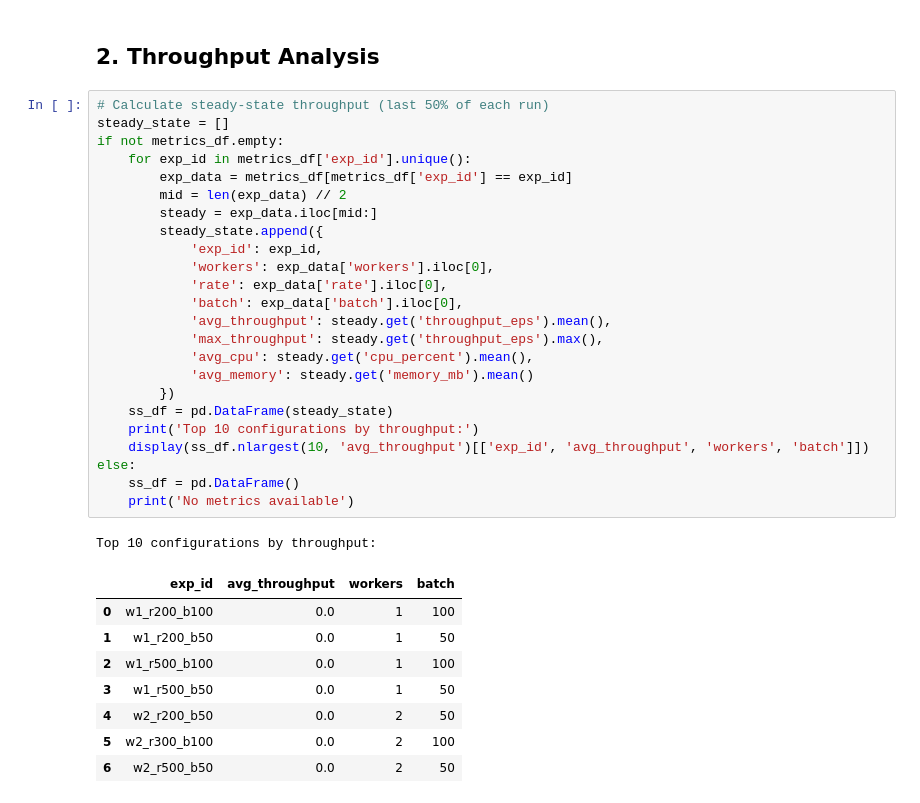
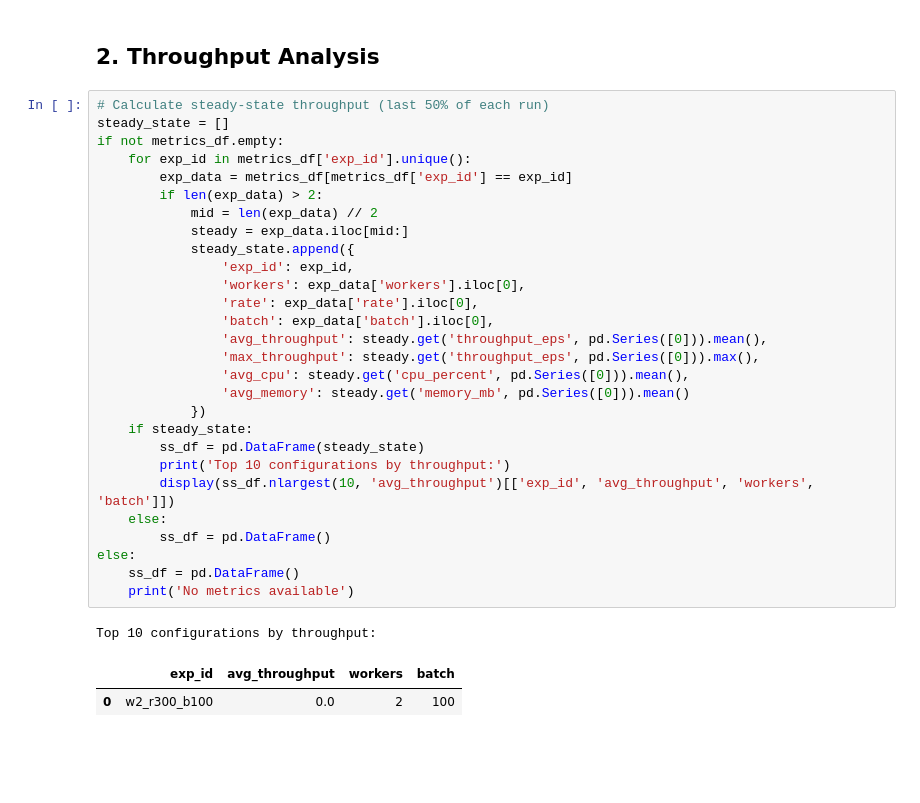
Before and after one commit to UsamaSani/SIEM_Lite, a Jupyter notebook: notebooks/analysis.ipynb, the cells around one changed output. Saved outputs shown, nothing was run; the diff lists cells and outputs as text; blank space fills up the shorter version.

```diff
--- a/notebooks/analysis.ipynb
+++ b/notebooks/analysis.ipynb
@@ -74,35 +83,33 @@ Found 7 experiment results
 # %%
 # Calculate steady-state throughput (last 50% of each run)
 steady_state = []
 if not metrics_df.empty:
     for exp_id in metrics_df['exp_id'].unique():
         exp_data = metrics_df[metrics_df['exp_id'] == exp_id]
-        mid = len(exp_data) // 2
-        steady = exp_data.iloc[mid:]
-        steady_state.append({
-            'exp_id': exp_id,
-            'workers': exp_data['workers'].iloc[0],
-            'rate': exp_data['rate'].iloc[0],
-            'batch': exp_data['batch'].iloc[0],
-            'avg_throughput': steady.get('throughput_eps').mean(),
-            'max_throughput': steady.get('throughput_eps').max(),
-            'avg_cpu': steady.get('cpu_percent').mean(),
-            'avg_memory': steady.get('memory_mb').mean()
-        })
-    ss_df = pd.DataFrame(steady_state)
-    print('Top 10 configurations by throughput:')
-    display(ss_df.nlargest(10, 'avg_throughput')[['exp_id', 'avg_throughput', 'workers', 'batch']])
+        if len(exp_data) > 2:
+            mid = len(exp_data) // 2
+            steady = exp_data.iloc[mid:]
+            steady_state.append({
+                'exp_id': exp_id,
+                'workers': exp_data['workers'].iloc[0],
+                'rate': exp_data['rate'].iloc[0],
+                'batch': exp_data['batch'].iloc[0],
+                'avg_throughput': steady.get('throughput_eps', pd.Series([0])).mean(),
+                'max_throughput': steady.get('throughput_eps', pd.Series([0])).max(),
+                'avg_cpu': steady.get('cpu_percent', pd.Series([0])).mean(),
+                'avg_memory': steady.get('memory_mb', pd.Series([0])).mean()
+            })
+    if steady_state:
+        ss_df = pd.DataFrame(steady_state)
+        print('Top 10 configurations by throughput:')
+        display(ss_df.nlargest(10, 'avg_throughput')[['exp_id', 'avg_throughput', 'workers', 'batch']])
+    else:
+        ss_df = pd.DataFrame()
 else:
     ss_df = pd.DataFrame()
     print('No metrics available')
 # %% [output]
 Top 10 configurations by throughput:
 |  | exp_id | avg_throughput | workers | batch |
-| 0 | w1_r200_b100 | 0.0 | 1 | 100 |
-| 1 | w1_r200_b50 | 0.0 | 1 | 50 |
-| 2 | w1_r500_b100 | 0.0 | 1 | 100 |
-| 3 | w1_r500_b50 | 0.0 | 1 | 50 |
-| 4 | w2_r200_b50 | 0.0 | 2 | 50 |
-| 5 | w2_r300_b100 | 0.0 | 2 | 100 |
-| 6 | w2_r500_b50 | 0.0 | 2 | 50 |
+| 0 | w2_r300_b100 | 0.0 | 2 | 100 |
 # %%
```
Also changed, not shown: parts of 14 cells of this notebook, 9 other files.
